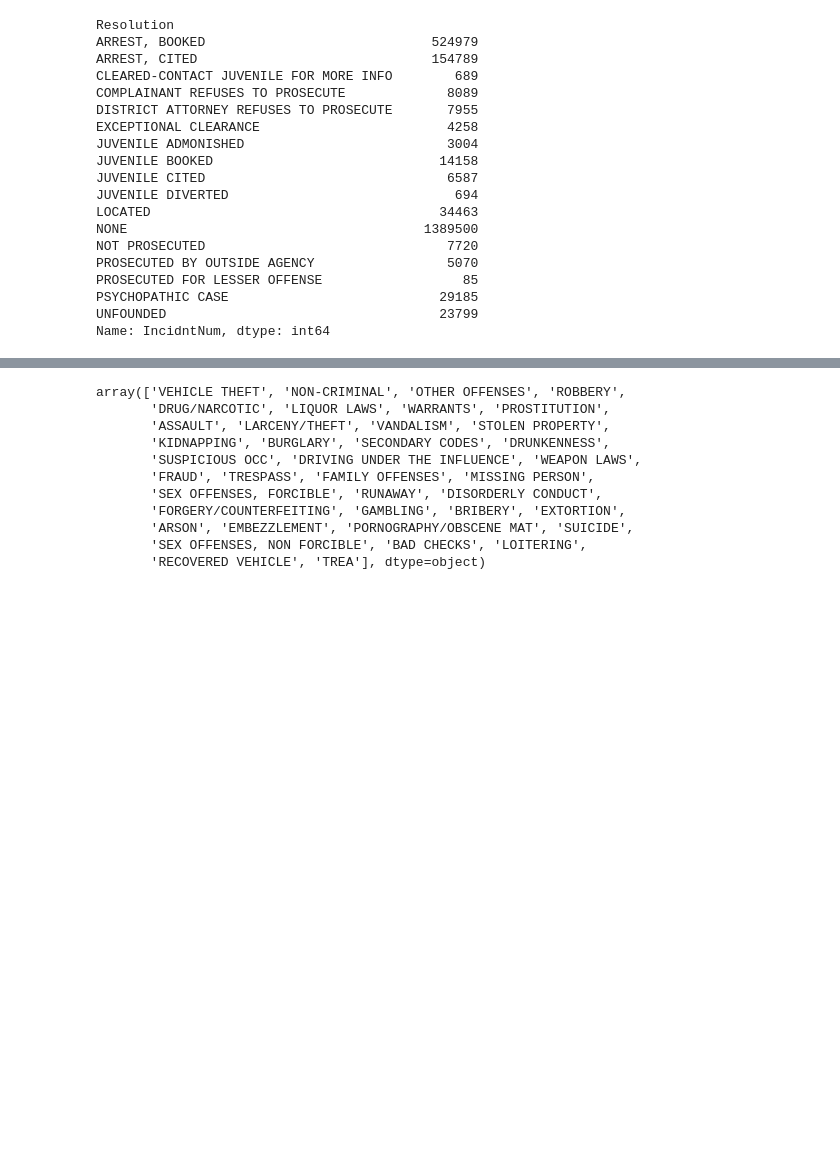
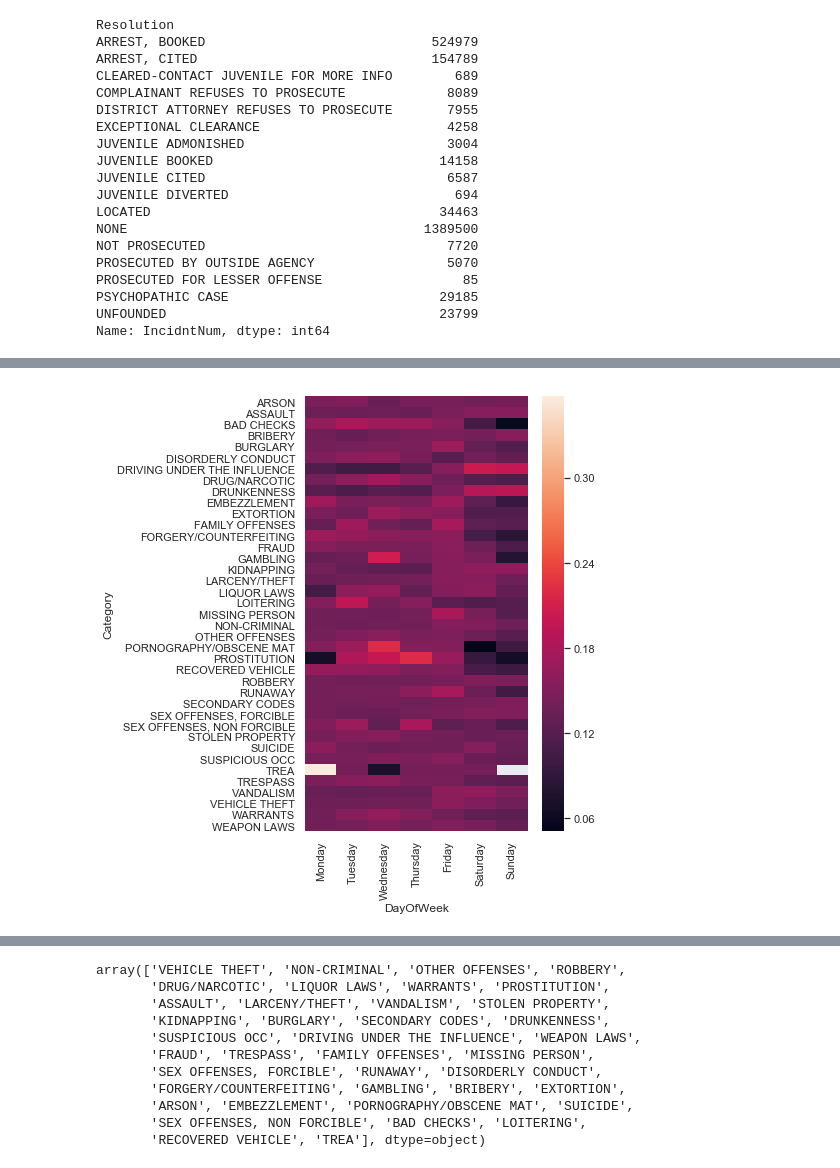
Before and after one commit to daericks/datasf, a Jupyter notebook: notebooks/initial_exploration.ipynb, the cells around one changed output, grey strips where cells are left out. Cells and saved outputs as stored; diff of their text form; code cells hidden in the pictures; blank space fills up the shorter version.

```diff
--- a/notebooks/initial_exploration.ipynb
+++ b/notebooks/initial_exploration.ipynb
@@ -199,0 +266,3 @@ Name: IncidntNum, dtype: int64
+# %%
+df_cat_dow = df.pivot_table('IncidntNum', index='Category', columns='DayOfWeek', aggfunc='count', margins=False)
+df_cat_dow
@@ -199,0 +288,9 @@ Name: IncidntNum, dtype: int64
+# %%
+dow_list = ['Monday', 'Tuesday', 'Wednesday', 'Thursday', 'Friday', 'Saturday', 'Sunday']
+
+df_cat_dow['total'] = df_cat_dow.sum(axis=1)
+for col in df_cat_dow.columns:
+    df_cat_dow[col] = df_cat_dow[col] / df_cat_dow['total']
+df_cat_dow.drop('total', axis=1, inplace=True)
+df_cat_dow = df_cat_dow[dow_list]
+df_cat_dow
@@ -200,3 +316,8 @@ Name: IncidntNum, dtype: int64
+# %%
+plt.figure(figsize=(5,8))
+ax = sns.heatmap(df_cat_dow)
+# %% [output]
+[figure, added]
 # %%
 df.pivot_table('IncidntNum', index='Resolution', columns='Category', aggfunc='count', margins=True)
 # %% [output]
```
Also changed, not shown: parts of 8 cells of this notebook.
